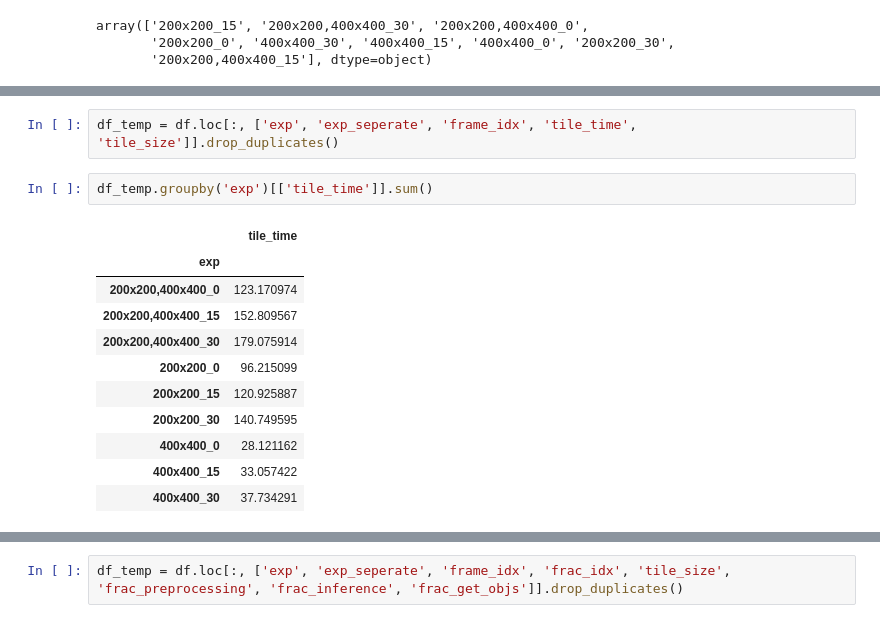
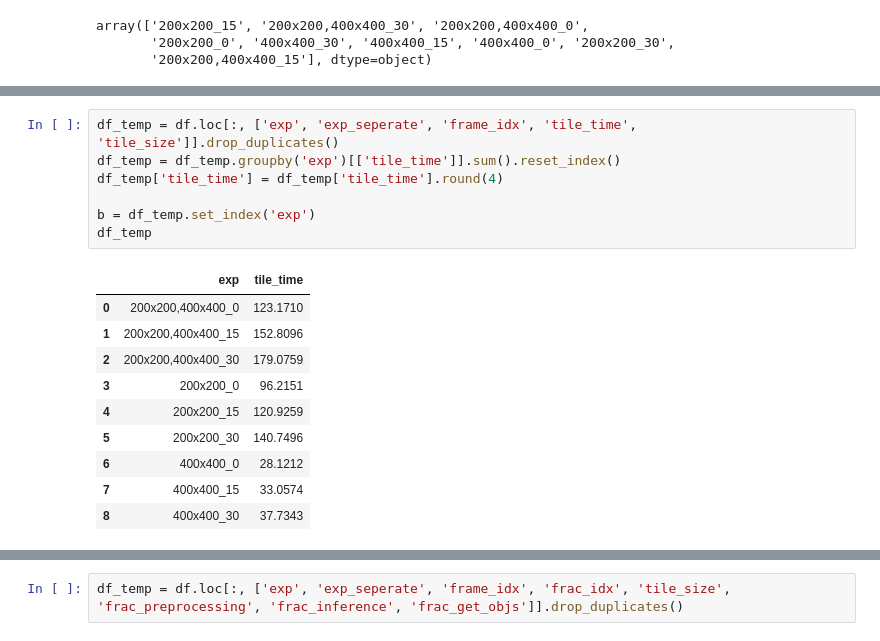
Before and after one commit to simonjisu/ambient_ai2022, a Jupyter notebook: HW5/hw5.ipynb, the cells around one changed output, grey strips where cells are left out. Drawn from its saved outputs; the diff is of its cells as text.

```diff
--- a/HW5/hw5.ipynb
+++ b/HW5/hw5.ipynb
@@ -140,16 +146,18 @@ df_temp
 # %%
 df_temp = df.loc[:, ['exp', 'exp_seperate', 'frame_idx', 'tile_time', 'tile_size']].drop_duplicates()
+df_temp = df_temp.groupby('exp')[['tile_time']].sum().reset_index()
+df_temp['tile_time'] = df_temp['tile_time'].round(4)
+
+b = df_temp.set_index('exp')
+df_temp
+# %% [output]
+|  | exp | tile_time |
+| 0 | 200x200,400x400_0 | 123.1710 |
+| 1 | 200x200,400x400_15 | 152.8096 |
+| 2 | 200x200,400x400_30 | 179.0759 |
+| 3 | 200x200_0 | 96.2151 |
+| 4 | 200x200_15 | 120.9259 |
+| 5 | 200x200_30 | 140.7496 |
+| 6 | 400x400_0 | 28.1212 |
+| 7 | 400x400_15 | 33.0574 |
+| 8 | 400x400_30 | 37.7343 |
-# %%
-df_temp.groupby('exp')[['tile_time']].sum()
-# %% [output]
-|  | tile_time |
-| exp |  |
-| 200x200,400x400_0 | 123.170974 |
-| 200x200,400x400_15 | 152.809567 |
-| 200x200,400x400_30 | 179.075914 |
-| 200x200_0 | 96.215099 |
-| 200x200_15 | 120.925887 |
-| 200x200_30 | 140.749595 |
-| 400x400_0 | 28.121162 |
-| 400x400_15 | 33.057422 |
-| 400x400_30 | 37.734291 |
```
Also changed, not shown: parts of 21 cells of this notebook, 1 other file.
